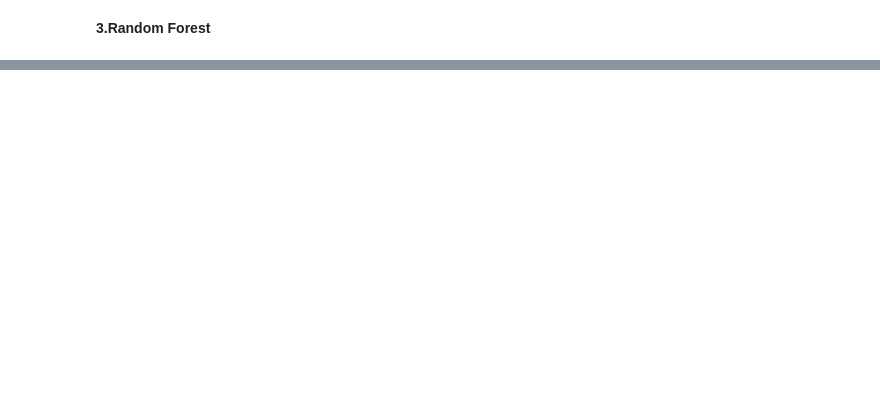
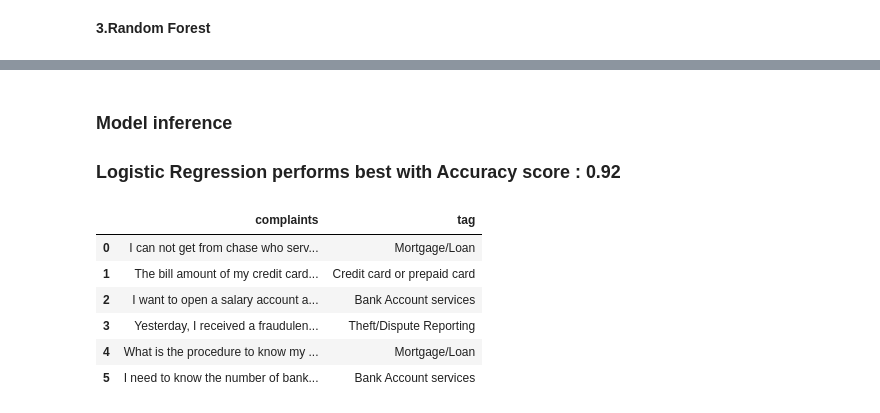
Before and after one commit to apurvadixit16/Automatic-Ticket-Classification, a Jupyter notebook: automatic-ticket-classification.ipynb, the cells around one changed output, grey strips where cells are left out. Drawn from its saved outputs; the diff is of its cells as text; code cells hidden in the pictures; blank space fills up the shorter version.

Commit message:
final prediction

```diff
--- a/automatic-ticket-classification.ipynb
+++ b/automatic-ticket-classification.ipynb
@@ -982,3 +1007,44 @@ results_df
 | 3 | F1-score Test | 0.92 | 0.79 | 0.64 |
 | 4 | Precision | 0.92 | 0.79 | 0.68 |
 | 5 | Recall | 0.92 | 0.79 | 0.68 |
+# %% [markdown]
+### Model inference
+
+### Logistic Regression performs best with Accuracy score : 0.92
+# %%
+#Function to predict topic
+
+def predict_topic(text):
+
+    Topic_names = {
+    0: 'Bank Account services',
+    1: 'Credit card or prepaid card',
+    2: 'Others',
+    3: 'Theft/Dispute Reporting',
+    4: 'Mortgage/Loan'
+    }
+    X_new_counts = count_vect.transform(text)
+    X_new_tfidf = tfidf_transformer.transform(X_new_counts)
+    predicted = lr_model.predict(X_new_tfidf)
+
+    return Topic_names[predicted[0]]
+# %%
+# Sample complaints to infer model
+
+df_complaints = pd.DataFrame({'complaints': ["I can not get from chase who services my mortgage, who owns it and who has original loan docs",
+                                  "The bill amount of my credit card was debited twice. Please look into the matter and resolve at the earliest.",
+                                  "I want to open a salary account at your downtown branch. Please provide me the procedure.",
+                                  "Yesterday, I received a fraudulent email regarding renewal of my services.",
+                                  "What is the procedure to know my CIBIL score?",
+                                  "I need to know the number of bank branches and their locations in the city of Dubai"]})
+# %%
+df_complaints['tag'] = df_complaints['complaints'].apply(lambda x: predict_topic([x]))
+df_complaints
+# %% [output]
+|  | complaints | tag |
+| 0 | I can not get from chase who serv... | Mortgage/Loan |
+| 1 | The bill amount of my credit card... | Credit card or prepaid card |
+| 2 | I want to open a salary account a... | Bank Account services |
+| 3 | Yesterday, I received a fraudulen... | Theft/Dispute Reporting |
+| 4 | What is the procedure to know my ... | Mortgage/Loan |
+| 5 | I need to know the number of bank... | Bank Account services |
```
Also changed, not shown: parts of 10 cells of this notebook.
